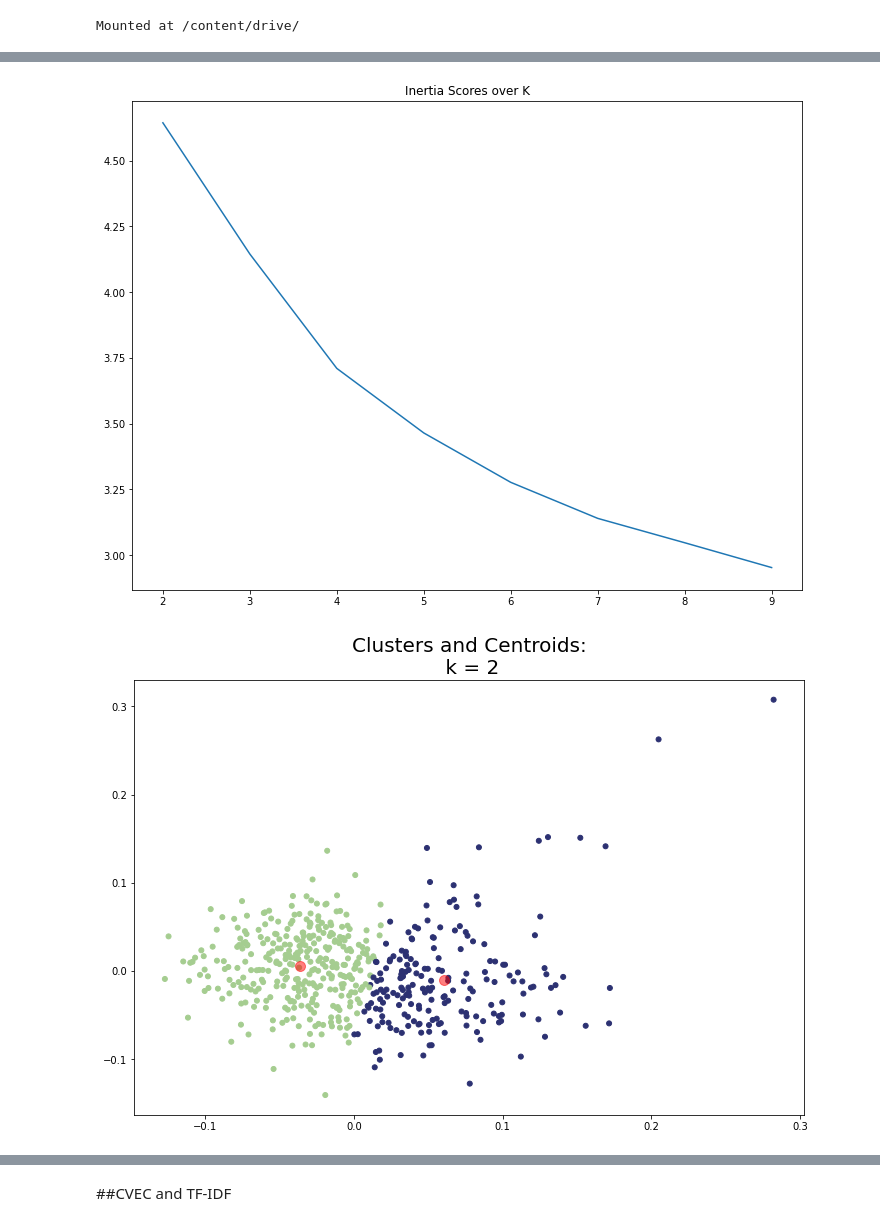
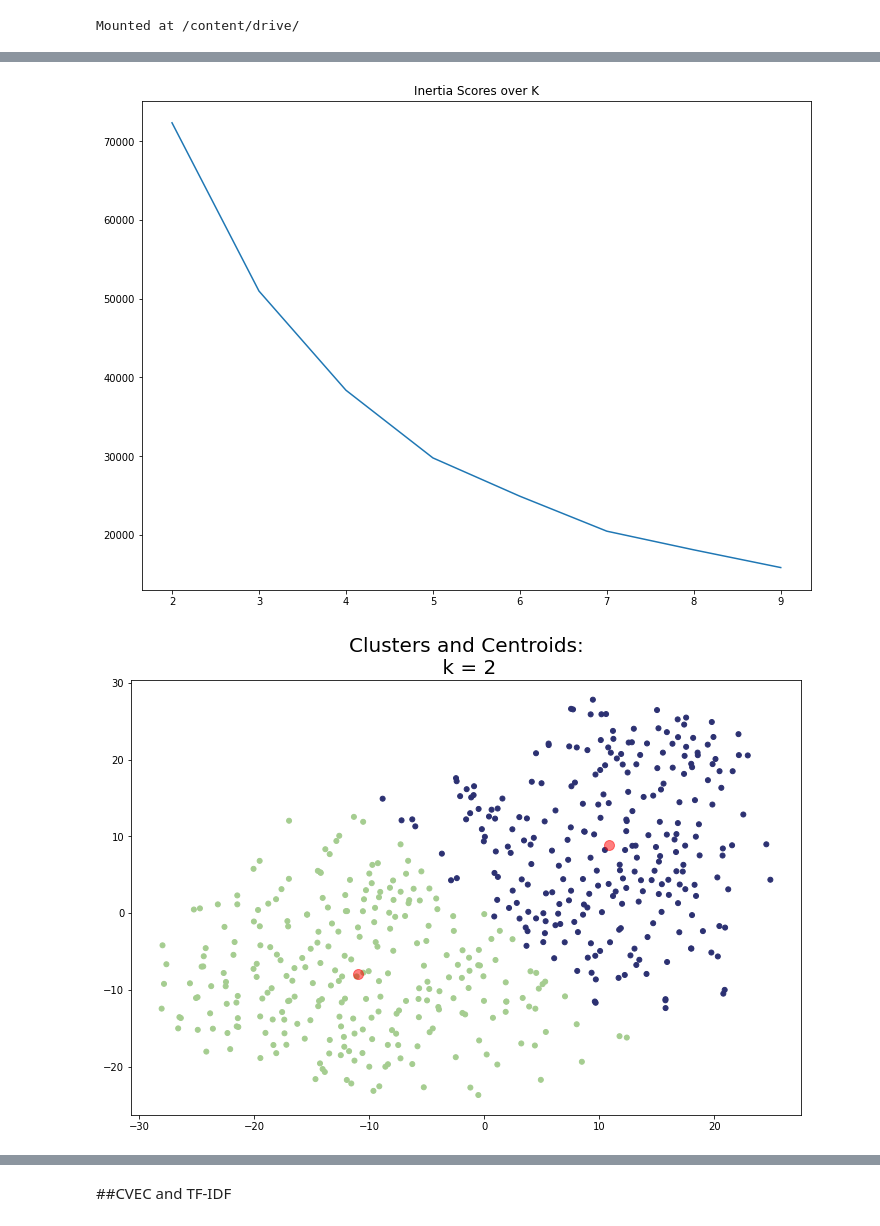
Before and after one commit to jabrown5/political-affiliation-using-twitter-116th-congress, a Jupyter notebook: code/05_Modeling.ipynb, the cells around one changed output, grey strips where cells are left out. Saved outputs shown, nothing was run; the diff lists cells and outputs as text; code cells hidden in the pictures.

```diff
--- a/code/05_Modeling.ipynb
+++ b/code/05_Modeling.ipynb
@@ -117,7 +75,7 @@ data = pd.concat([data1, data2, data3, data4], axis=0, sort=False)
 # data = data.drop_duplicates()
 # %%
 # keeping only certain columns that will be used
-columns_keep =['screen_name','state','position','name','party','tweet_count','text_concat_clean','liststring','vectors']
+columns_keep =['screen_name','state','position','name','party','tweet_count','text_concat_clean','liststring','vectors', 'text_length', 'word_length']
 
 data = data[columns_keep]
 # %%
@@ -161,6 +117,19 @@ X_pca = pca.fit_transform(X)
 # Applying standard scaler, then applying PCA to word vectors
 pca_sc = PCA(n_components = 0.95)
 X_pca_sc = pca_sc.fit_transform(X_sc)
+
+# TSNE w/ scaled data
+tsne = TSNE(n_components=2)
+X_tsne = tsne.fit_transform(X)
+
+X_tsne_pca = tsne.fit_transform(X_pca)
+
+
+# TSNE w/ scaled data
+tsne = TSNE(n_components=2)
+X_tsne_sc = tsne.fit_transform(X_sc)
+
+X_tsne_sc_pca = tsne.fit_transform(X_pca_sc)
 # %%
 def find_scores_k(X_choice):
     # looking at multiple silhouette scores
@@ -306,9 +323,9 @@ def plot_inertia_score(X_choice):
 
   plt.show()
 # %%
-plot_inertia_score(X_pca)
+plot_inertia_score(X_tsne_sc)
 # %% [output]
-[figure, old version]
+[figure, new version]
 # %%
 # from sklearn.cluster import KMeans
 def plot_k_clusters(k, X_choice):
@@ -326,7 +343,7 @@ def plot_k_clusters(k, X_choice):
   plt.title(f'Clusters and Centroids:\n k = {k}', size=20)
   plt.show()
 # %%
-plot_k_clusters(2, X_pca)
+plot_k_clusters(2, X_tsne_sc)
 # %% [output]
-[figure, old version]
+[figure, new version]
 # %%
```
Also changed, not shown: parts of 72 cells of this notebook, 5 other files.
